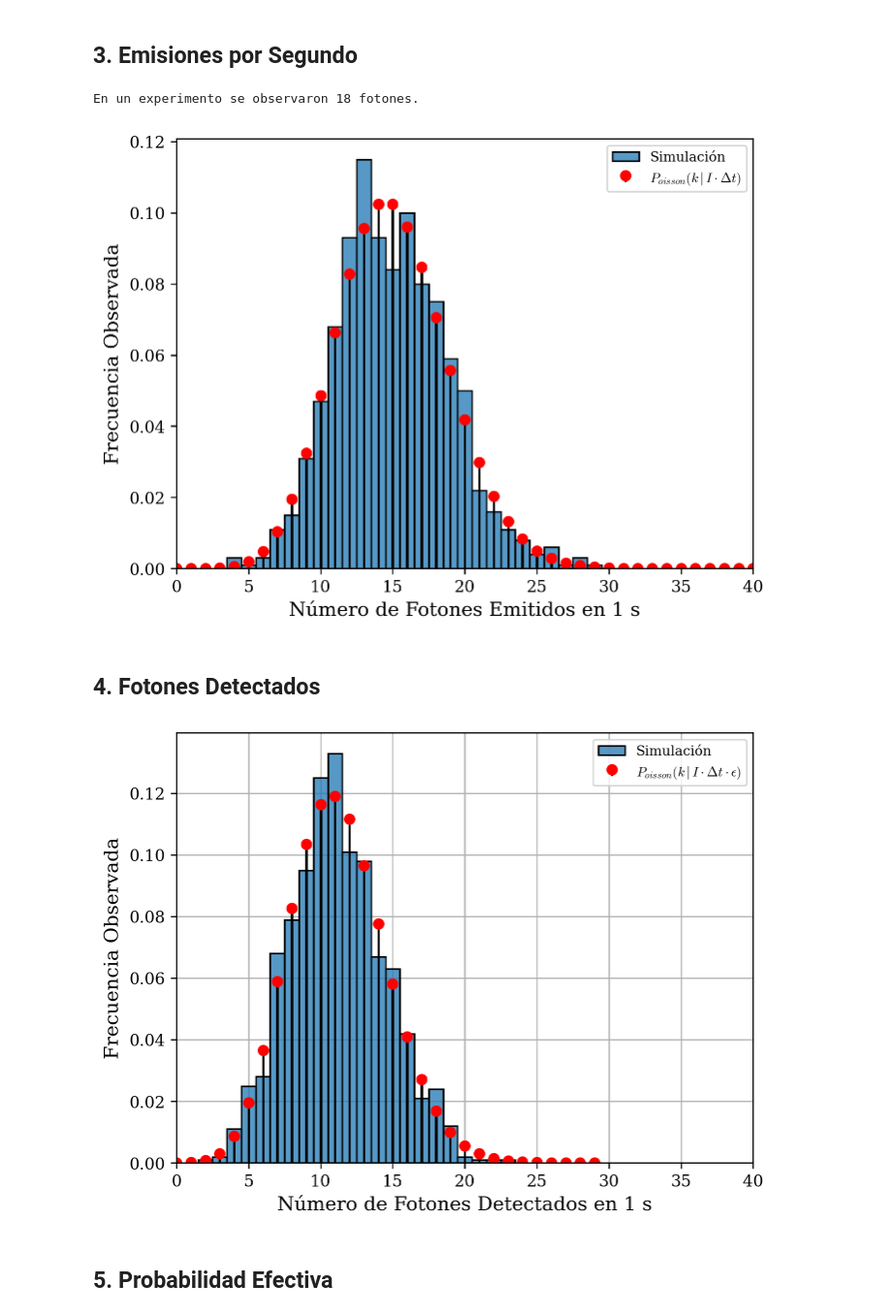
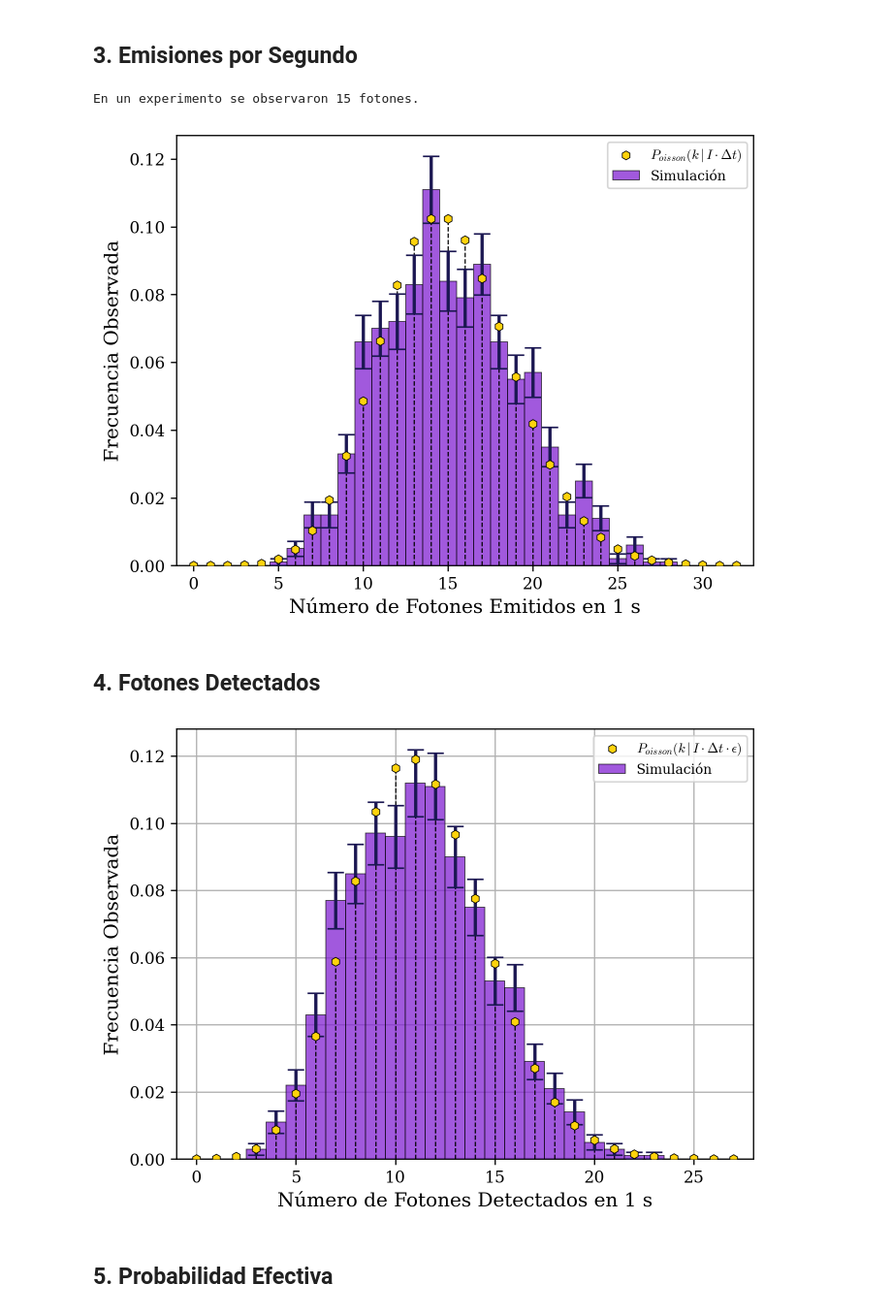
Before and after one commit to agustinbrusco/MEFE, a Jupyter notebook: Código/computacional_1.ipynb, the cells around one changed output. Shown at 97% size. Saved outputs shown, nothing was run; the diff lists cells and outputs as text; code cells hidden in the pictures.

```diff
--- a/Código/computacional_1.ipynb
+++ b/Código/computacional_1.ipynb
@@ -61,18 +53,5 @@ plt.show()
 # %% [markdown]
 De la Figura anterior se puede notar que a medida que aumenta el tamaño de la muestra, el valor absoluto de la diferencia entre $p$ y la frecuencia observada disminuye para todos los valores de $p$ (ya que se observa que el máximo valor de esta diferencia se achica).
-# %%
-def simular_experimentos_bernoulli(n: int, p: float) -> int:
-    """Simula `n` experimentos de Bernoulli con probabilidad de éxito `p` \
-y devuelve el número de éxitos.
-    """
-    global rng
-    resultados = rng.random(n) < p
-    # Notar que esto debe definirse con un < y no con un <=
-    # ya que en el caso de que p = 1, el resultado de la comparación
-    # debe ser True para cualquier valor de la muestra aleatoria.
-    # Analogamente, si p = 0, el resultado de la comparación debe ser False
-    # aún si el número aleatorio es 0.
-    return resultados.sum()
 # %% [markdown]
 ## 2. Simular Detecciones
 # %%
@@ -128,7 +108,7 @@ probabilidad_de_emision = intensidad_media * dt
 fotones_emitidos = simular_experimentos_bernoulli(subdivisiones, probabilidad_de_emision)
 print(f"En un experimento se observaron {fotones_emitidos} fotones.")
 # %% [output]
-En un experimento se observaron 18 fotones.
+En un experimento se observaron 15 fotones.
 # %%
 N_experimentos = 1_000
 emitidos_por_segundo = np.empty(N_experimentos, dtype=int)
@@ -137,67 +117,65 @@ for experimento in range(N_experimentos):
         subdivisiones, probabilidad_de_emision
     )
 
-posibles_resultados = np.arange(subdivisiones + 1)
+valores_a_evaluar = np.arange(emitidos_por_segundo.max() + 5)
 distribucion_esperada = poisson.pmf(
-    posibles_resultados, duracion_experimento * intensidad_media
+    valores_a_evaluar, duracion_experimento * intensidad_media
 )
 fig, ax = plt.subplots(1, 1)
-sns.histplot(
+plot_discrete_hist(
     emitidos_por_segundo,
+    label="Simulación",
+    zorder=10,
     ax=ax,
-    stat="probability",
-    discrete=True,
-    **HIST_KWARGS,
-    label="Simulación",
 )
-plt.stem(
-    posibles_resultados,
+plot_discrete_stem(
+    valores_a_evaluar,
     distribucion_esperada,
-    **STEM_KWARGS,
     label=r"$P_{oisson}\left(k\,|\,I\cdot\Delta{t}\right)$",
+    zorder=11,
+    ax=ax,
 )
 ax.legend()
 ax.set_xlabel(f"Número de Fotones Emitidos en {duracion_experimento} s")
 ax.set_ylabel("Frecuencia Observada")
-ax.set_xlim(0, 40)
+ax.set_xlim(-1, valores_a_evaluar.max() + 1)
 plt.show()
 # %% [output]
-[figure, old version]
+[figure, new version]
 # %% [markdown]
 ## 4. Fotones Detectados
 # %%
 fotones_detectados = np.empty_like(emitidos_por_segundo)
 for experimento in range(N_experimentos):
     fotones_detectados[experimento] = simular_experimentos_bernoulli(
         emitidos_por_segundo[experimento], eficiencia
     )
 
-posibles_resultados = np.arange(emitidos_por_segundo.max() + 1)
+valores_a_evaluar = np.arange(fotones_detectados.max() + 5)
 distribucion_esperada = poisson.pmf(
-    posibles_resultados, duracion_experimento * intensidad_media * eficiencia
+    valores_a_evaluar, duracion_experimento * intensidad_media * eficiencia
 )
 fig, ax = plt.subplots(1, 1)
-sns.histplot(
+plot_discrete_hist(
     fotones_detectados,
+    label="Simulación",
+    zorder=10,
     ax=ax,
-    stat="probability",
-    discrete=True,
-    **HIST_KWARGS,
-    label="Simulación",
 )
-plt.stem(
-    posibles_resultados,
+plot_discrete_stem(
+    valores_a_evaluar,
     distribucion_esperada,
-    **STEM_KWARGS,
     label=r"$P_{oisson}\left(k\,|\,I\cdot\Delta{t}\cdot\epsilon\right)$",
+    zorder=11,
+    ax=ax,
 )
 ax.legend()
 ax.grid()
 ax.set_xlabel(f"Número de Fotones Detectados en {duracion_experimento} s")
 ax.set_ylabel("Frecuencia Observada")
-ax.set_xlim(0, 40)
+ax.set_xlim(-1, valores_a_evaluar.max() + 1)
 plt.show()
 # %% [output]
-[figure, old version]
+[figure, new version]
 # %% [markdown]
 ## 5. Probabilidad Efectiva
```
Also changed, not shown: parts of 7 cells of this notebook, 1 other file.
